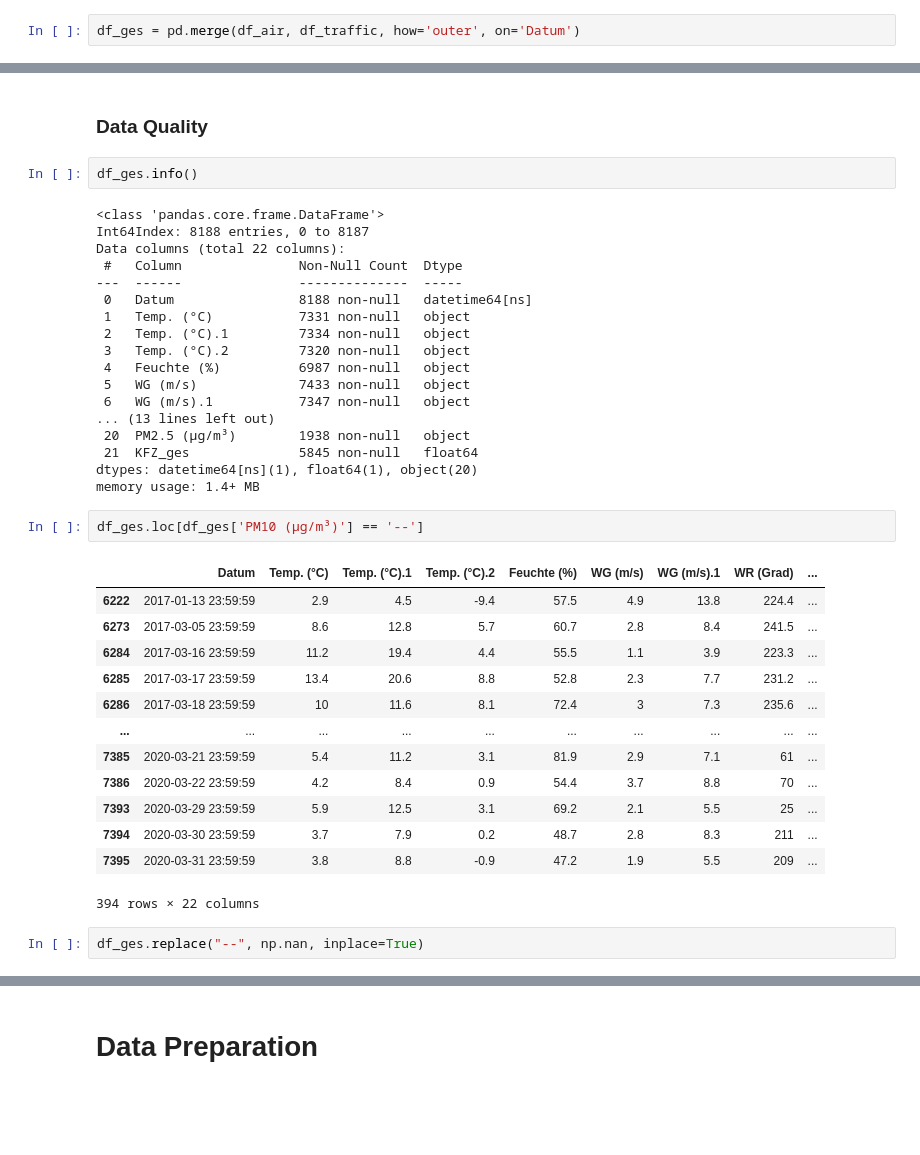
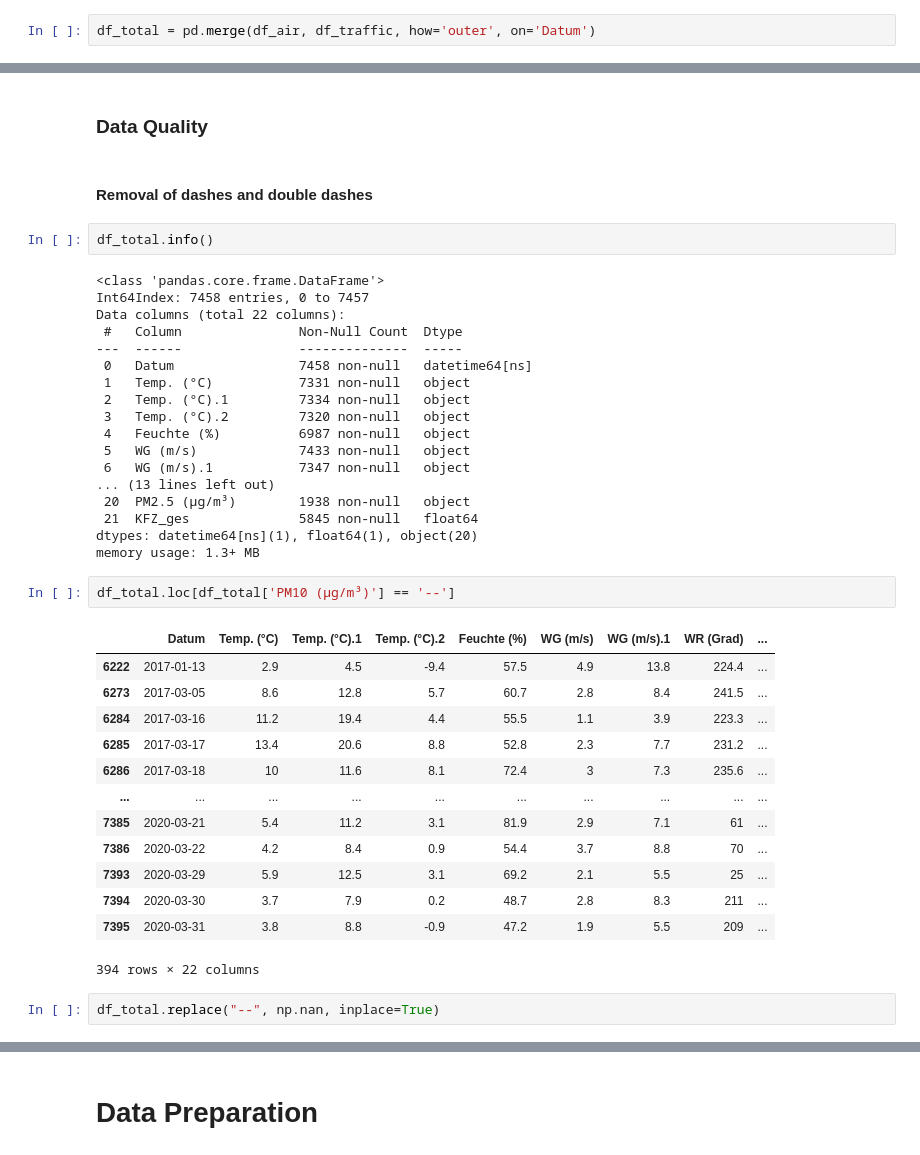
Before and after one commit to SvetiB/AirQualityStuttgart, a Jupyter notebook: AirQualityStuttgart.ipynb, the cells around one changed output, grey strips where cells are left out. Saved outputs shown, nothing was run; the diff lists cells and outputs as text; blank space fills up the shorter version.

```diff
--- a/AirQualityStuttgart.ipynb
+++ b/AirQualityStuttgart.ipynb
@@ -235,5 +235,5 @@ df_traffic.tail(20)
 # %% [markdown]
 Merge function to merge the two dataframes to one:
 # %%
-df_ges = pd.merge(df_air, df_traffic, how='outer', on='Datum')
+df_total = pd.merge(df_air, df_traffic, how='outer', on='Datum')
 # %%
@@ -252,15 +252,17 @@ df_ges.head()
 ### Data Quantity
 # %% [markdown]
 ### Data Quality
+# %% [markdown]
+#### Removal of dashes and double dashes
 # %%
-df_ges.info()
+df_total.info()
 # %% [output]
 <class 'pandas.core.frame.DataFrame'>
-Int64Index: 8188 entries, 0 to 8187
+Int64Index: 7458 entries, 0 to 7457
 Data columns (total 22 columns):
  #   Column               Non-Null Count  Dtype
 ---  ------               --------------  -----
- 0   Datum                8188 non-null   datetime64[ns]
+ 0   Datum                7458 non-null   datetime64[ns]
  1   Temp. (°C)           7331 non-null   object
  2   Temp. (°C).1         7334 non-null   object
  3   Temp. (°C).2         7320 non-null   object
@@ -271,22 +273,22 @@ Data columns (total 22 columns):
  20  PM2.5 (µg/m³)        1938 non-null   object
  21  KFZ_ges              5845 non-null   float64
 dtypes: datetime64[ns](1), float64(1), object(20)
-memory usage: 1.4+ MB
+memory usage: 1.3+ MB
 # %%
-df_ges.loc[df_ges['PM10 (µg/m³)'] == '--']
+df_total.loc[df_total['PM10 (µg/m³)'] == '--']
 # %% [output]
 |  | Datum | Temp. (°C) | Temp. (°C).1 | Temp. (°C).2 | Feuchte (%) | WG (m/s) | WG (m/s).1 | WR (Grad) | ... |
-| 6222 | 2017-01-13 23:59:59 | 2.9 | 4.5 | -9.4 | 57.5 | 4.9 | 13.8 | 224.4 | ... |
-| 6273 | 2017-03-05 23:59:59 | 8.6 | 12.8 | 5.7 | 60.7 | 2.8 | 8.4 | 241.5 | ... |
-| 6284 | 2017-03-16 23:59:59 | 11.2 | 19.4 | 4.4 | 55.5 | 1.1 | 3.9 | 223.3 | ... |
-| 6285 | 2017-03-17 23:59:59 | 13.4 | 20.6 | 8.8 | 52.8 | 2.3 | 7.7 | 231.2 | ... |
-| 6286 | 2017-03-18 23:59:59 | 10 | 11.6 | 8.1 | 72.4 | 3 | 7.3 | 235.6 | ... |
+| 6222 | 2017-01-13 | 2.9 | 4.5 | -9.4 | 57.5 | 4.9 | 13.8 | 224.4 | ... |
+| 6273 | 2017-03-05 | 8.6 | 12.8 | 5.7 | 60.7 | 2.8 | 8.4 | 241.5 | ... |
+| 6284 | 2017-03-16 | 11.2 | 19.4 | 4.4 | 55.5 | 1.1 | 3.9 | 223.3 | ... |
+| 6285 | 2017-03-17 | 13.4 | 20.6 | 8.8 | 52.8 | 2.3 | 7.7 | 231.2 | ... |
+| 6286 | 2017-03-18 | 10 | 11.6 | 8.1 | 72.4 | 3 | 7.3 | 235.6 | ... |
 | ... | ... | ... | ... | ... | ... | ... | ... | ... | ... |
-| 7385 | 2020-03-21 23:59:59 | 5.4 | 11.2 | 3.1 | 81.9 | 2.9 | 7.1 | 61 | ... |
-| 7386 | 2020-03-22 23:59:59 | 4.2 | 8.4 | 0.9 | 54.4 | 3.7 | 8.8 | 70 | ... |
-| 7393 | 2020-03-29 23:59:59 | 5.9 | 12.5 | 3.1 | 69.2 | 2.1 | 5.5 | 25 | ... |
-| 7394 | 2020-03-30 23:59:59 | 3.7 | 7.9 | 0.2 | 48.7 | 2.8 | 8.3 | 211 | ... |
-| 7395 | 2020-03-31 23:59:59 | 3.8 | 8.8 | -0.9 | 47.2 | 1.9 | 5.5 | 209 | ... |
+| 7385 | 2020-03-21 | 5.4 | 11.2 | 3.1 | 81.9 | 2.9 | 7.1 | 61 | ... |
+| 7386 | 2020-03-22 | 4.2 | 8.4 | 0.9 | 54.4 | 3.7 | 8.8 | 70 | ... |
+| 7393 | 2020-03-29 | 5.9 | 12.5 | 3.1 | 69.2 | 2.1 | 5.5 | 25 | ... |
+| 7394 | 2020-03-30 | 3.7 | 7.9 | 0.2 | 48.7 | 2.8 | 8.3 | 211 | ... |
+| 7395 | 2020-03-31 | 3.8 | 8.8 | -0.9 | 47.2 | 1.9 | 5.5 | 209 | ... |
 394 rows × 22 columns
 # %%
-df_ges.replace("--", np.nan, inplace=True)
+df_total.replace("--", np.nan, inplace=True)
```
Also changed, not shown: parts of 38 cells of this notebook.
